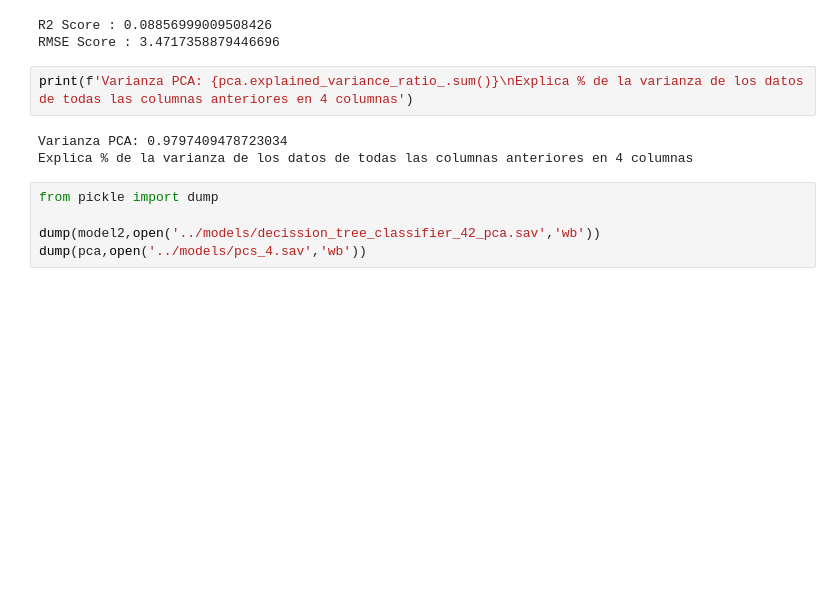
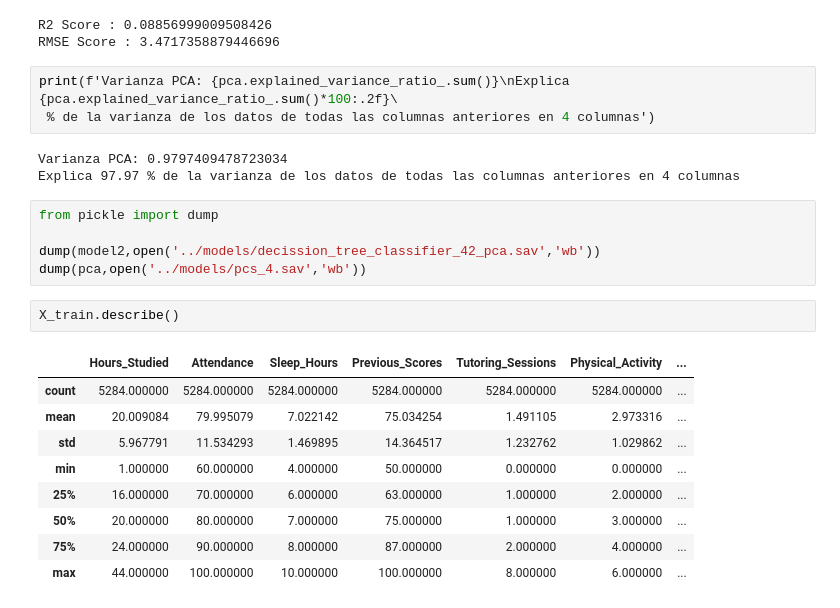
Before and after one commit to LuisCamachoRivero/Streamlit, a Jupyter notebook: src/explore.ipynb, the cells around one changed output. Cells and saved outputs as stored; diff of their text form; blank space fills up the shorter version.

```diff
--- a/src/explore.ipynb
+++ b/src/explore.ipynb
@@ -245,12 +245,25 @@ print (f'RMSE Score : {root_mean_squared_error(y_test,y_pred_pca)}')
 R2 Score : 0.08856999009508426
 RMSE Score : 3.4717358879446696
 # %%
-print(f'Varianza PCA: {pca.explained_variance_ratio_.sum()}\nExplica % de la varianza de los datos de todas las columnas anteriores en 4 columnas')
+print(f'Varianza PCA: {pca.explained_variance_ratio_.sum()}\nExplica {pca.explained_variance_ratio_.sum()*100:.2f}\
+ % de la varianza de los datos de todas las columnas anteriores en 4 columnas')
 # %% [output]
 Varianza PCA: 0.9797409478723034
-Explica % de la varianza de los datos de todas las columnas anteriores en 4 columnas
+Explica 97.97 % de la varianza de los datos de todas las columnas anteriores en 4 columnas
 # %%
 from pickle import dump
 
 dump(model2,open('../models/decission_tree_classifier_42_pca.sav','wb'))
 dump(pca,open('../models/pcs_4.sav','wb'))
+# %%
+X_train.describe()
+# %% [output]
+|  | Hours_Studied | Attendance | Sleep_Hours | Previous_Scores | Tutoring_Sessions | Physical_Activity | ... |
+| count | 5284.000000 | 5284.000000 | 5284.000000 | 5284.000000 | 5284.000000 | 5284.000000 | ... |
+| mean | 20.009084 | 79.995079 | 7.022142 | 75.034254 | 1.491105 | 2.973316 | ... |
+| std | 5.967791 | 11.534293 | 1.469895 | 14.364517 | 1.232762 | 1.029862 | ... |
+| min | 1.000000 | 60.000000 | 4.000000 | 50.000000 | 0.000000 | 0.000000 | ... |
+| 25% | 16.000000 | 70.000000 | 6.000000 | 63.000000 | 1.000000 | 2.000000 | ... |
+| 50% | 20.000000 | 80.000000 | 7.000000 | 75.000000 | 1.000000 | 3.000000 | ... |
+| 75% | 24.000000 | 90.000000 | 8.000000 | 87.000000 | 2.000000 | 4.000000 | ... |
+| max | 44.000000 | 100.000000 | 10.000000 | 100.000000 | 8.000000 | 6.000000 | ... |
```
Also changed, not shown: 1 other file.
